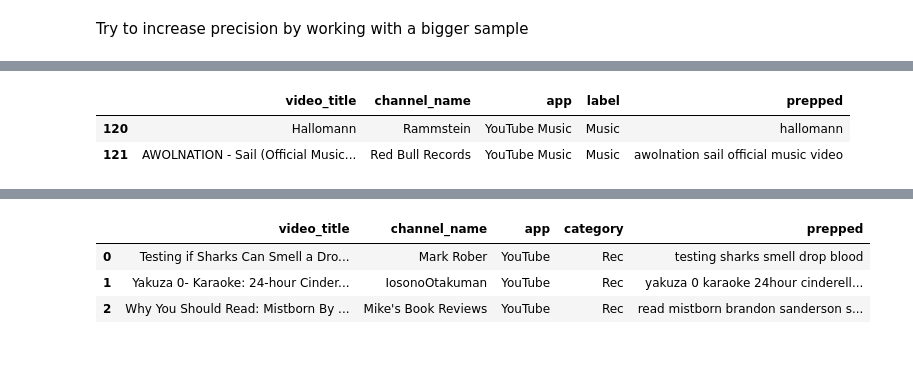
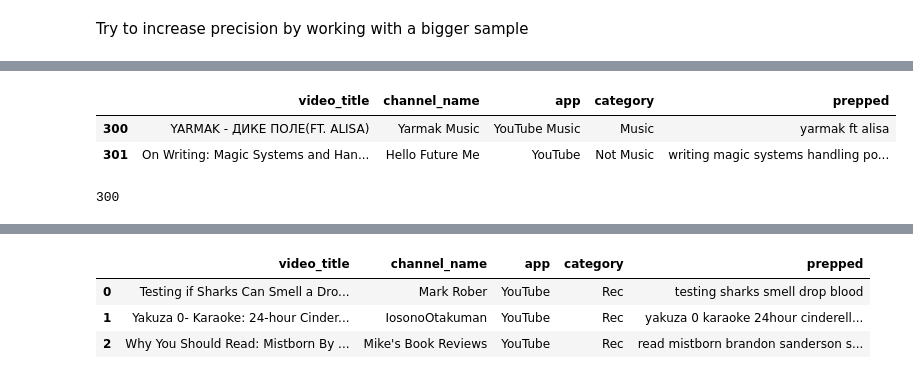
Before and after one commit to SanAntonik/yt_activity_analysis, a Jupyter notebook: classify.ipynb, the cells around one changed output, grey strips where cells are left out. Saved outputs shown, nothing was run; the diff lists cells and outputs as text; code cells hidden in the pictures.

```diff
--- a/classify.ipynb
+++ b/classify.ipynb
@@ -67,6 +67,6 @@ def initial_classification(row):
         category = "Not Music"
     return category
 # %%
-df["label"] = df.apply(initial_classification, axis=1)
+df["category"] = df.apply(initial_classification, axis=1)
 df.head(3)
 # %% [output]
@@ -82,14 +82,14 @@ music_df = df.loc[df["app"] == "YouTube Music"]
 True
 # %%
 def classification(row):
-    category = row["label"]
-    if row["label"] == "Not Music":
+    category = row["category"]
+    if row["category"] == "Not Music":
         if row["channel_name"] in music_df["channel_name"].values:
             category = "Music"
         elif row["video_title"] in music_df["video_title"].values:
             category = "Music"
     return category
 # %%
-df["label"] = df.apply(classification, axis=1)
+df["category"] = df.apply(classification, axis=1)
 df
 # %% [output]
@@ -357,4 +359,4 @@ Try to increase precision by working with a bigger sample
 # %%
-sample = prepped_df.sample(n=300, random_state=42).drop(["time"], axis=1)
+sample = prepped_df.sample(n=600, random_state=42).drop(["time"], axis=1)
 sample
 # %% [output]
@@ -381,7 +406,7 @@ sample.head(2)
 # %%
-new_rows = sample.iloc[120:]
+new_rows = sample.iloc[300:]
 new_rows.head(2)
 # %% [output]
-|  | video_title | channel_name | app | label | prepped |
-| 120 | Hallomann | Rammstein | YouTube Music | Music | hallomann |
-| 121 | AWOLNATION - Sail (Official Music... | Red Bull Records | YouTube Music | Music | awolnation sail official music video |
+|  | video_title | channel_name | app | category | prepped |
+| 300 | YARMAK - ДИКЕ ПОЛЕ(FT. ALISA) | Yarmak Music | YouTube Music | Music | yarmak ft alisa |
+| 301 | On Writing: Magic Systems and Han... | Hello Future Me | YouTube | Not Music | writing magic systems handling po... |
@@ -390,3 +413,7 @@ new_rows = new_rows.rename(columns={"label": "category"})
+# %%
+len(new_rows)
+# %% [output]
+300
 # %%
 df.head(2)
 # %% [output]
```
Also changed, not shown: parts of 25 cells of this notebook.
